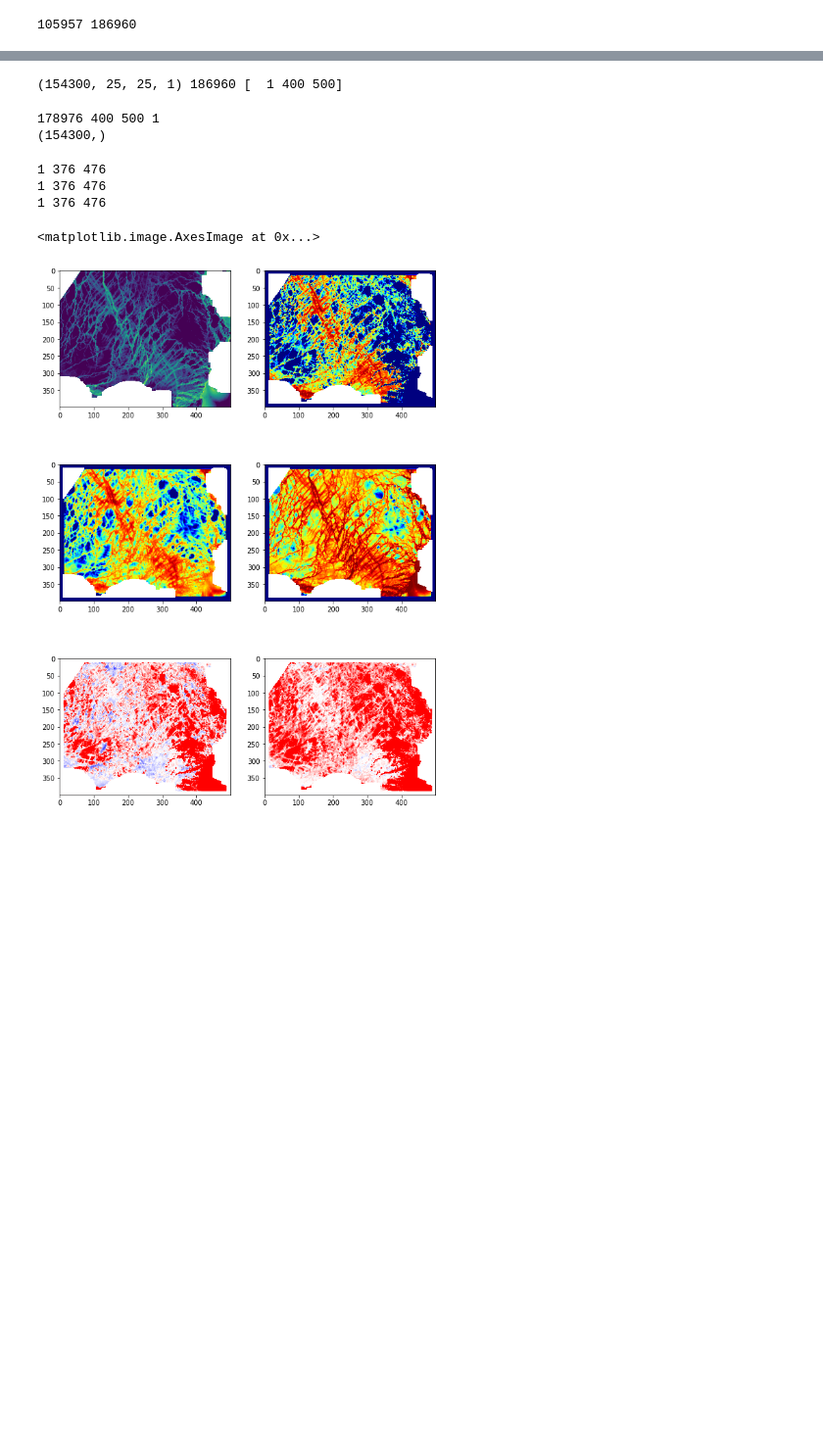
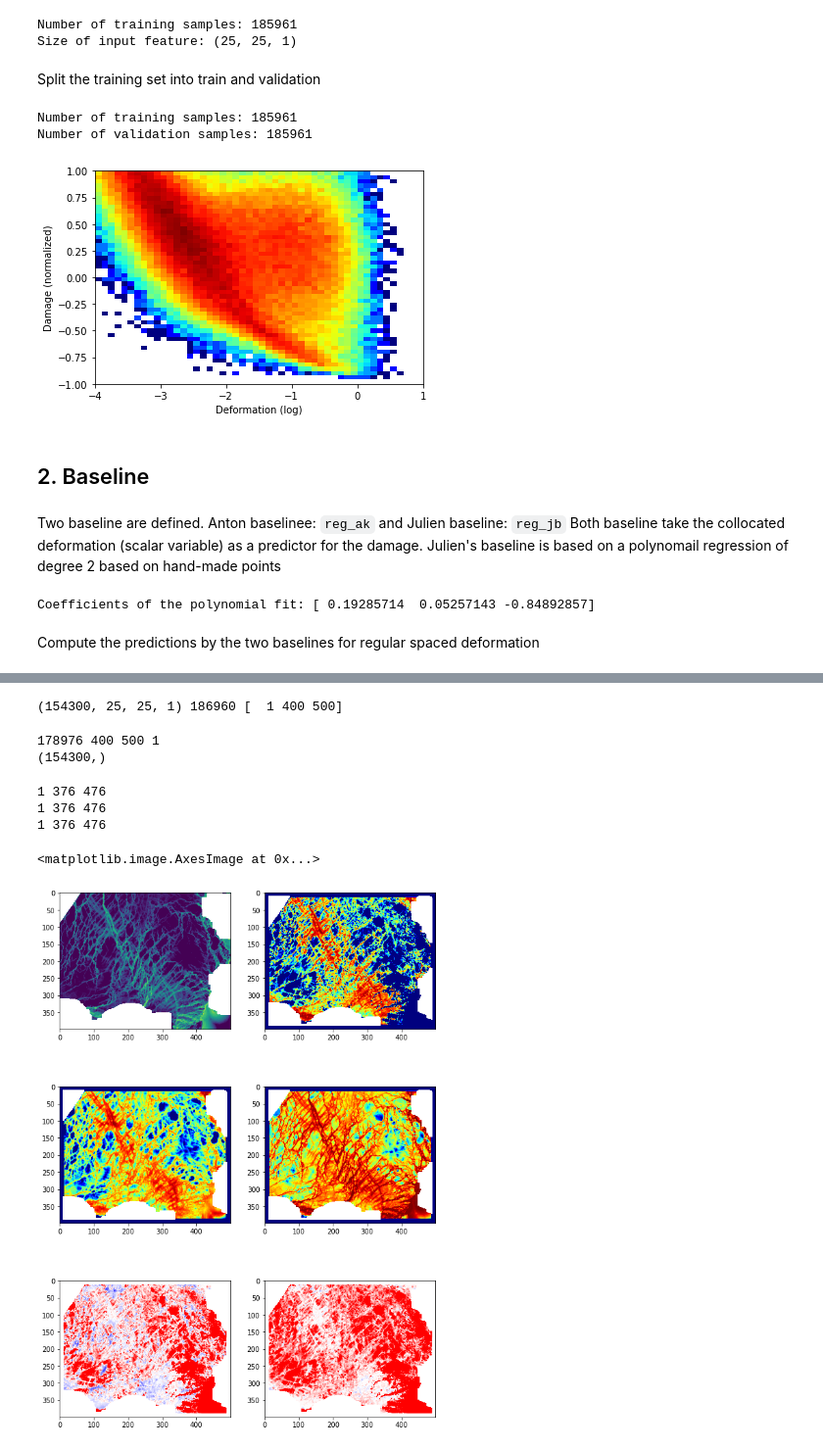
Before and after one commit to nansencenter/SID-NN, a Jupyter notebook: training.ipynb, the cells around one changed output, grey strips where cells are left out. Shown at 98% size. Drawn from its saved outputs; the diff is of its cells as text; code cells hidden in the pictures; blank space fills up the shorter version.

````diff
--- a/training.ipynb
+++ b/training.ipynb
@@ -26,0 +83,7 @@ denorm = lambda x : decode_dam(x,epsi=epsi, vmin=th_dam)
+# %%
+lims = {
+    'log_deformation_0': (-4, 1),
+    'damage_n' : [norm(1),norm(th_dam)],
+    'damage' : [th_dam, 1]
+
+}
@@ -29,8 +97,0 @@ data = np.load(os.path.join(traindir,'train.npz'))
-# %%
-X = data['Xtrain']
-y = data['ytrain']
-mask_train = data['mask_train']
-shape_original = data['shape_original']
-print (X.shape[0],mask_train.shape[0])
-# %% [output]
-105957 186960
@@ -40,0 +98,53 @@ Xtrain, Xval, ytrain, yval = train_test_split(X, y,
+# %%
+print(f"Number of training samples: {X.shape[0]}")
+print(f'Size of input feature: {X.shape[1:]}')
+# %% [output]
+Number of training samples: 185961
+Size of input feature: (25, 25, 1)
+# %% [markdown]
+Split the training set into train and validation
+# %%
+Xtrain, Xval, ytrain, yval = train_test_split(X, y,
+                                                    test_size = test_size,
+                                                    random_state = split_seed)
+
+print(f"Number of training samples: {X.shape[0]}")
+print(f"Number of validation samples: {X.shape[0]}")
+# %% [output]
+Number of training samples: 185961
+Number of validation samples: 185961
+# %%
+fig, ax = plt.subplots()
+xx = Xtrain[:,dsize//2,dsize//2,0].ravel()
+yy = ytrain.ravel()
+
+ax.hist2d(xx,yy,  50, [lims['log_deformation_0'],lims['damage_n'] ], norm=matplotlib.colors.LogNorm(), cmap='jet');
+ax.set_xlabel('Deformation (log)')
+ax.set_ylabel('Damage (normalized)');
+# %% [output]
+[figure, added]
+# %% [markdown]
+## 2. Baseline
+# %% [markdown]
+Two baseline are defined. Anton baselinee: ```reg_ak``` and Julien baseline: ```reg_jb```
+Both baseline take the collocated deformation (scalar variable) as a predictor for the damage.
+Julien's baseline is based on a polynomail regression of degree 2 based on hand-made points
+# %%
+def reg_ak(dd):
+    return np.clip(1.01 - 0.008/(10**dd)**0.3,0,1)
+
+xpoint = np.array([-3, -2.5, -2, -1.5, -1,  0])
+ypoint = np.array([.72, .25, -0.2, -.5, -0.7, -0.85])
+coef = np.polyfit(xpoint, ypoint, 2)
+print (f'Coefficients of the polynomial fit: {coef}')
+
+def reg_jb(x):
+    y = np.poly1d(coef)(x)
+    lim = -coef[1]/(2*coef[0])
+    y[x>lim] = np.poly1d(coef)(lim)
+    y[x<-3.2] = np.poly1d(coef)(-3.2)
+    return denorm(y)
+# %% [output]
+Coefficients of the polynomial fit: [ 0.19285714  0.05257143 -0.84892857]
+# %% [markdown]
+Compute the predictions by the two baselines for regular spaced deformation
````
Also changed, not shown: parts of 35 cells of this notebook, 3 other files.
